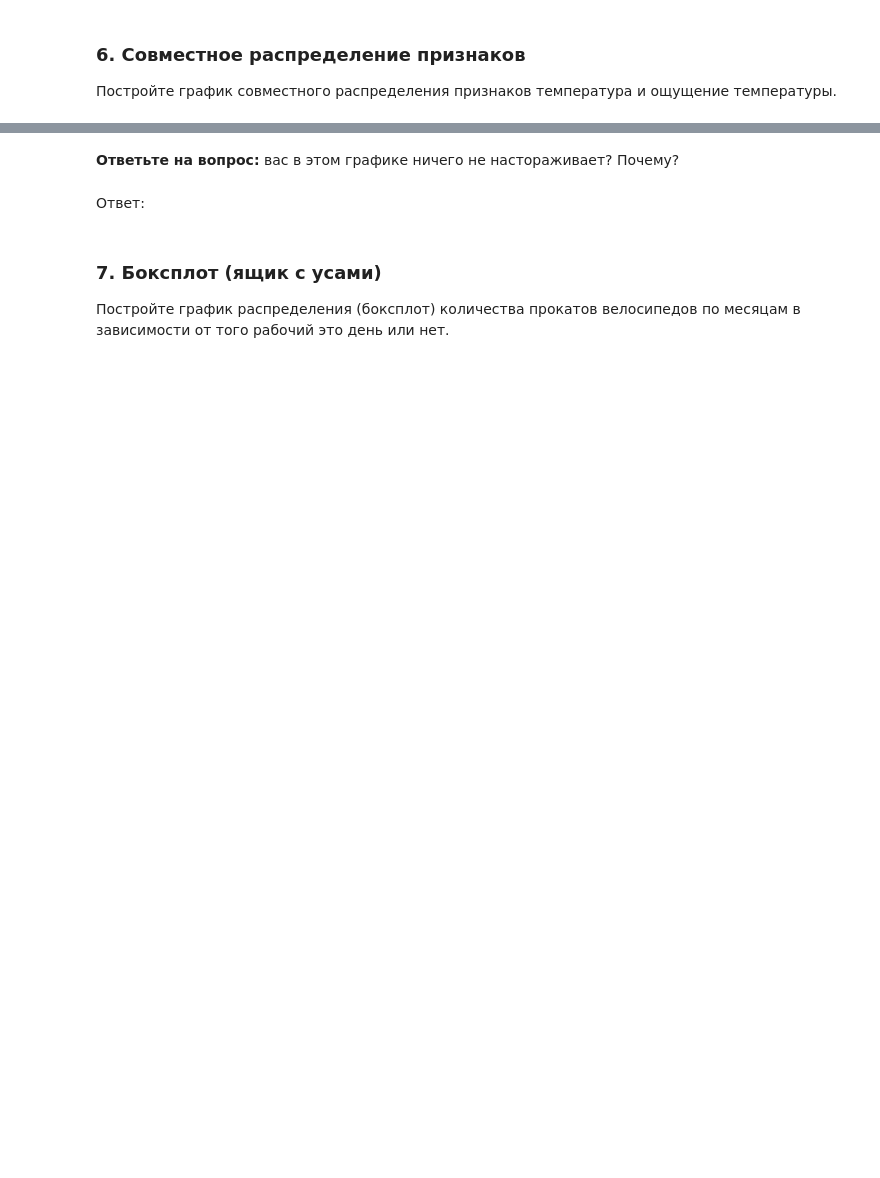
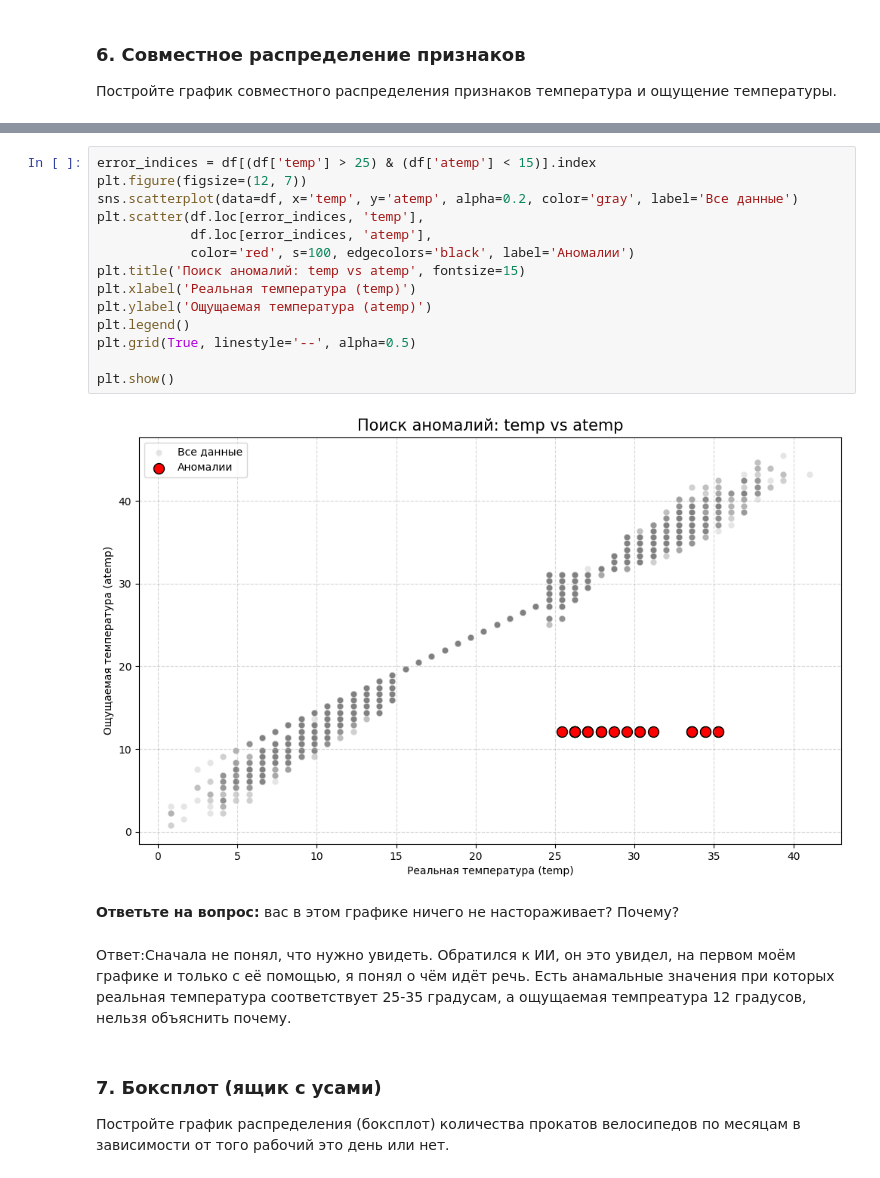
Before and after one commit to DanisStepanov/Computer-mathematics-systems, a Jupyter notebook: 5. Библиотека Pandas. Визуальный анализ данных/Практическая_работа_№5_Библиотека_Pandas.ipynb, the cells around one changed output, grey strips where cells are left out. Saved outputs shown, nothing was run; the diff lists cells and outputs as text; blank space fills up the shorter version.

```diff
--- a/5. Библиотека Pandas. Визуальный анализ данных/Практическая_работа_№5_Библиотека_Pandas.ipynb
+++ b/5. Библиотека Pandas. Визуальный анализ данных/Практическая_работа_№5_Библиотека_Pandas.ipynb
@@ -526,7 +572,23 @@ plt.show()
+# %%
+error_indices = df[(df['temp'] > 25) & (df['atemp'] < 15)].index
+plt.figure(figsize=(12, 7))
+sns.scatterplot(data=df, x='temp', y='atemp', alpha=0.2, color='gray', label='Все данные')
+plt.scatter(df.loc[error_indices, 'temp'],
+            df.loc[error_indices, 'atemp'],
+            color='red', s=100, edgecolors='black', label='Аномалии')
+plt.title('Поиск аномалий: temp vs atemp', fontsize=15)
+plt.xlabel('Реальная температура (temp)')
+plt.ylabel('Ощущаемая температура (atemp)')
+plt.legend()
+plt.grid(True, linestyle='--', alpha=0.5)
+
+plt.show()
+# %% [output]
+[figure, added]
 # %% [markdown]
 **Ответьте на вопрос:** вас в этом графике ничего не настораживает? Почему?
-# %% [markdown]
-Ответ:
+# %% [markdown]
+Ответ:Сначала не понял, что нужно увидеть. Обратился к ИИ, он это увидел, на первом моём графике и только с её помощью, я понял о чём идёт речь. Есть анамальные значения при которых реальная температура соответствует 25-35 градусам, а ощущаемая темпреатура 12 градусов, нельзя объяснить почему.
 # %% [markdown]
 ### 7. Боксплот (ящик с усами)
 
```
Also changed, not shown: parts of 16 cells of this notebook.
